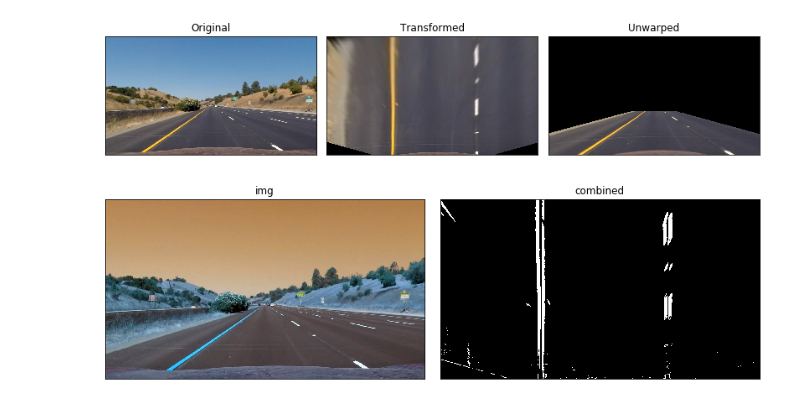
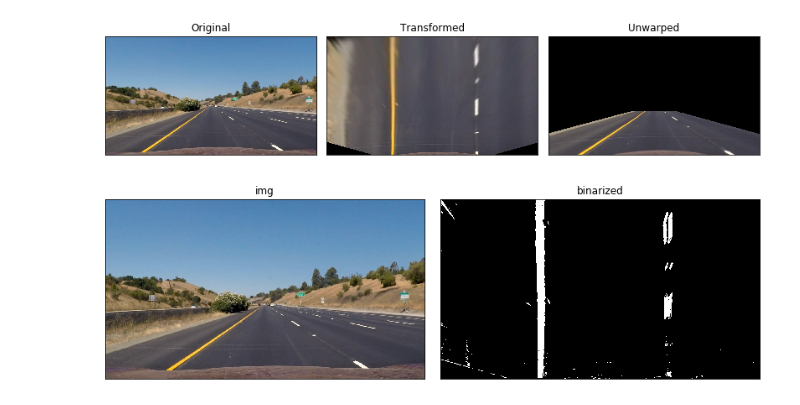
Before and after one commit to maslovw/SDND, a Jupyter notebook: Advanced-Lane-Lines/P2.ipynb, the cells around one changed output. Cells and saved outputs as stored; diff of their text form; code cells hidden in the pictures.

```diff
--- a/Advanced-Lane-Lines/P2.ipynb
+++ b/Advanced-Lane-Lines/P2.ipynb
@@ -128,11 +128,6 @@ class ImageSobelBinarizer():
 
         # Return the binary image
         return binary_output
-# %%
-combined = ImageSobelBinarizer().binarize(warp)
-plot_images((camera_img, combined), titles=('img', 'combined'))
-# %% [output]
-[figure, removed]
 # %%
 class ImageHlsBinarizer():
     def __init__(self):
@@ -150,13 +145,29 @@ class ImageHlsBinarizer():
         return ret
 # %%
 class ImageSobelHlsBinarizer():
+    def __init__(self):
+        self.birdEyeTransform = BirdEyeTransform()
+        self.sobelBinarizer = ImageSobelBinarizer()
+        self.hlsBinarizer = ImageHlsBinarizer()
+
     def binarize(self, frame):
-        img = BirdEyeTransform().transform(frame)
-        sobel = ImageSobelBinarizer().binarize(img)
-        hls_bin = ImageHlsBinarizer().binarize(img)
+        img = self.birdEyeTransform.transform(frame)
+        sobel = self.sobelBinarizer.binarize(img)
+        hls_bin = self.hlsBinarizer.binarize(img)
         binary = np.zeros(img.shape[:2])
         binary[(hls_bin == 1) | (sobel == 1)] = 255
         #binary = region_of_interest(binary)
         return binary
+
+    def undistort(self, frame):
+        return self.birdEyeTransform.undistort(frame)
+
+    def unwarp(self ,img):
+        return self.birdEyeTransform.warp_camera(img, True)
+# %%
+combined = ImageSobelHlsBinarizer().binarize(camera_img)
+plot_images((bgr2rgb(camera_img), combined), titles=('img', 'binarized'))
+# %% [output]
+[figure, added]
 # %%
 class Line():
```
Also changed, not shown: parts of 5 cells of this notebook.
